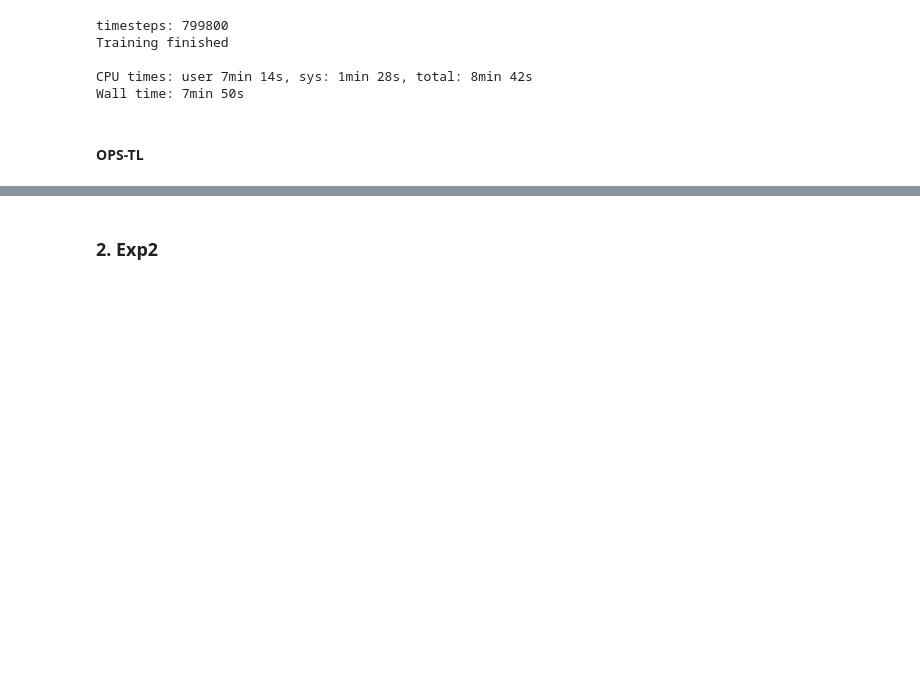
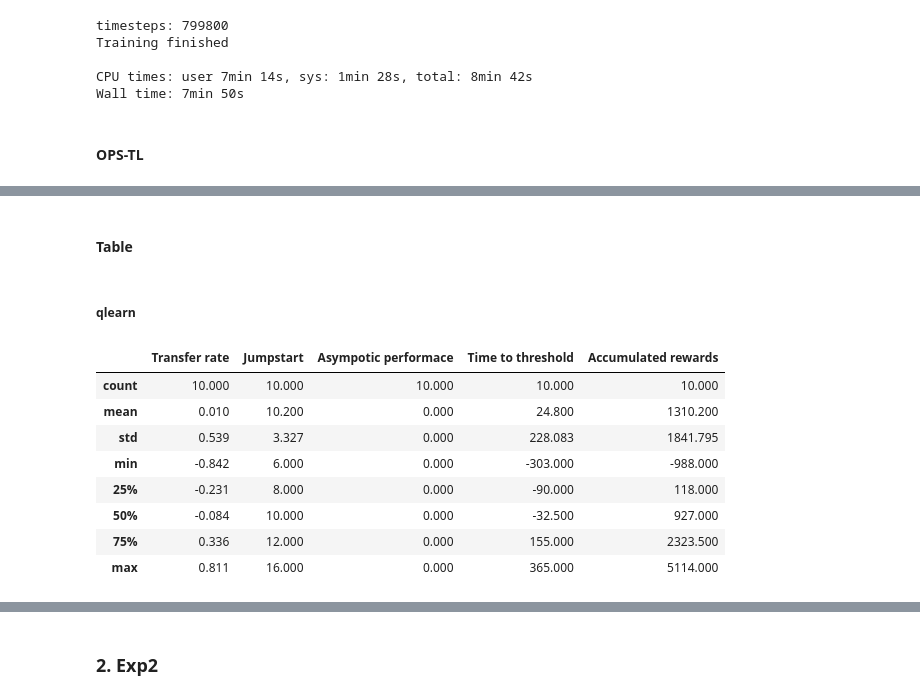
Before and after one commit to YangTA0/NegativeTransferEx, a Jupyter notebook: Baseline.ipynb, the cells around one changed output, grey strips where cells are left out. Saved outputs shown, nothing was run; the diff lists cells and outputs as text; code cells hidden in the pictures; blank space fills up the shorter version.

```diff
--- a/Baseline.ipynb
+++ b/Baseline.ipynb
@@ -1008,7 +1404,7 @@ AttributeError: 'FourRooms' object has no attribute 'seed'
 %%time
 
 # training Taxi-v003 from scratch
-qlearn_episodes_length_v003, qlearn_penalties_v003, qlearn_rewards_v003, _, qlearn_q_table_v003 = transform(target_rl_algo = q_learning,
+qlearn_episodes_length_v003, qlearn_penalties_v003, qlearn_rewards_v003, _, qlearn_q_table_v003 = transform(tl_algo = q_learning,
                                                                                      episode_num = EPISODE_NUM,
                                                                                      repeat_times = REPEAT_TIMES,
                                                                                      target_task = "Taxi-v003",
@@ -1053,7 +1446,7 @@ Wall time: 14min 56s
 %%time
 
 # training Taxi-v004 from scratch
-qlearn_episodes_length_v004, qlearn_penalties_v004, qlearn_rewards_v004,_, qlearn_q_table_v004 = transform(target_rl_algo = q_learning,
+qlearn_episodes_length_v004, qlearn_penalties_v004, qlearn_rewards_v004,_, qlearn_q_table_v004 = transform(tl_algo = q_learning,
                                                                                      episode_num = EPISODE_NUM,
                                                                                      repeat_times = REPEAT_TIMES,
                                                                                      target_task = "Taxi-v004",
@@ -1418,13 +1811,13 @@ CAPS_episodes_length_v14_003, ops__norm_penalties_v14_003,CAPS_rewards_v14_003,
                                                                                        policy_library = [[q_func1,q_func2 ] for q_func1,q_func2 in zip(qlearn_q_table_v1, qlearn_q_table_v4)])
 # %%
 import functools
-#CAPS_v14_003
+#caps_v14_003
 pl=[[q_func1,q_func2 ] for q_func1,q_func2 in zip(qlearn_q_table_v1, qlearn_q_table_v4)]
 ctuple = (0, 0.0049, 0.1, 0.2, 0.4,0.8, 1, 2, 4, 8, 16)
 ops_cnorm_episodes_length_v14_003,ops__cnorm_penalties_v14_003,ops_cnorm_rewards_v14_003,ops_cnorm_q_table_v14_003 = [0] * len(ctuple), [0]*len(ctuple),[0]*len(ctuple), [0]*len(ctuple)
 for i in range(len(ctuple)):
-    OPS_patial = functools.partial( CAPS, c = ctuple[i])
-    ops_cnorm_episodes_length_v14_003[i], ops__cnorm_penalties_v14_003[i],ops_cnorm_rewards_v14_003[i], ops_cnorm_q_table_v14_003[i] = transform(target_rl_algo= OPS_patial,
+    OPS_patial = functools.partial( caps, c = ctuple[i])
+    ops_cnorm_episodes_length_v14_003[i], ops__cnorm_penalties_v14_003[i],ops_cnorm_rewards_v14_003[i], ops_cnorm_q_table_v14_003[i] = transform(tl_algo= OPS_patial,
                episode_num = EPISODE_NUM,
                repeat_times = REPEAT_TIMES,
                target_task = "Taxi-v003",
@@ -2001,7 +2394,7 @@ plt.show
 # %%
 %%time
 #qlearn_v004_003
-qlearn_episodes_length_v004_003, qlearn_penalties_v004_003,qlearn_rewards_v004_003, _, qlearn_q_table_v004_003 = transform(target_rl_algo= q_learning,
+qlearn_episodes_length_v004_003, qlearn_penalties_v004_003,qlearn_rewards_v004_003, _, qlearn_q_table_v004_003 = transform(tl_algo= q_learning,
                                                                                        episode_num = EPISODE_NUM,
                                                                                        repeat_times = REPEAT_TIMES,
                                                                                        target_task = "Taxi-v003",
@@ -2190,0 +2607,20 @@ Canvas(toolbar=Toolbar(toolitems=[('Home', 'Reset original view', 'home', 'home'
+# %% [markdown]
+#### Table
+# %% [markdown]
+##### qlearn
+# %%
+# qlearn-Close transfer
+pd.set_option('display.float_format', lambda x: '%.3f' % x)
+res = get_results(qlearn_rewards_v003,qlearn_rewards_v004_003)
+res = pd.DataFrame(res)
+res.describe()
+# %% [output]
+|  | Transfer rate | Jumpstart | Asympotic performace | Time to threshold | Accumulated rewards |
+| count | 10.000 | 10.000 | 10.000 | 10.000 | 10.000 |
+| mean | 0.010 | 10.200 | 0.000 | 24.800 | 1310.200 |
+| std | 0.539 | 3.327 | 0.000 | 228.083 | 1841.795 |
+| min | -0.842 | 6.000 | 0.000 | -303.000 | -988.000 |
+| 25% | -0.231 | 8.000 | 0.000 | -90.000 | 118.000 |
+| 50% | -0.084 | 10.000 | 0.000 | -32.500 | 927.000 |
+| 75% | 0.336 | 12.000 | 0.000 | 155.000 | 2323.500 |
+| max | 0.811 | 16.000 | 0.000 | 365.000 | 5114.000 |
```
Also changed, not shown: parts of 138 cells of this notebook.
